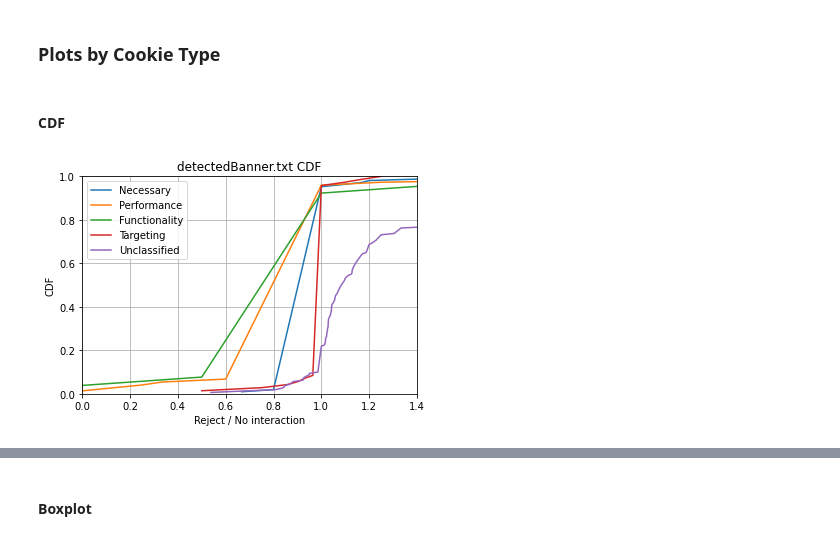
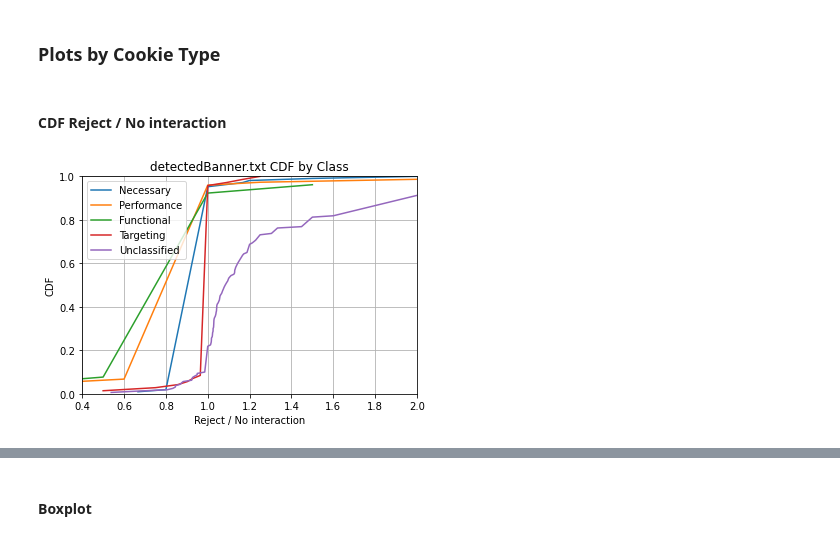
Before and after one commit to maxwellmlin/dataverse-files, a Jupyter notebook: reproducibility/analysis.ipynb, the cells around one changed output, grey strips where cells are left out. Cells and saved outputs as stored; diff of their text form; code cells hidden in the pictures.

Commit message:
Minor graph adjustments

```diff
--- a/reproducibility/analysis.ipynb
+++ b/reproducibility/analysis.ipynb
@@ -920,7 +920,7 @@ plt.show()
 # %% [markdown]
 ### Plots by Cookie Type
 # %% [markdown]
-#### CDF
+#### CDF Reject / No interaction
 # %%
 import matplotlib as mpl
 mpl.rcParams.update(mpl.rcParamsDefault)
@@ -930,34 +930,34 @@ mpl.rcParams.update(mpl.rcParamsDefault)
 df_label_to_plot_label = {
     "count_necessary": "Necessary",
     "count_performance": "Performance",
-    "count_functional": "Functionality",
+    "count_functional": "Functional",
     "count_targeting": "Targeting",
     "count_unclassified": "Unclassified"
 }
 
 dfs = {}
 for df_label, plot_label in df_label_to_plot_label.items():
     ratios = get_ratios('Reject', 'No interaction', lambda row: row[df_label])
     stats_df = get_cdf(ratios.values())
     dfs[plot_label] = stats_df
 
 """
 Plot
 """
 for plot_label, stats_df in dfs.items():
     plt.plot(stats_df['value'], stats_df['cdf'], label=plot_label)
 
-plt.axis([0, 1.4, 0, 1])
+plt.axis([0.4, 2, 0, 1])
 
-plt.title('detectedBanner.txt CDF')
+plt.title('detectedBanner.txt CDF by Class')
 plt.xlabel('Reject / No interaction')
 plt.ylabel('CDF')
 
 plt.legend(loc='upper left')
 
 plt.grid(visible = True)
 
 plt.savefig('bin/out.png', dpi=600, facecolor='white')
 plt.show()
 # %% [output]
-[figure, old version]
+[figure, new version]
```
Also changed, not shown: parts of 4 cells of this notebook.
